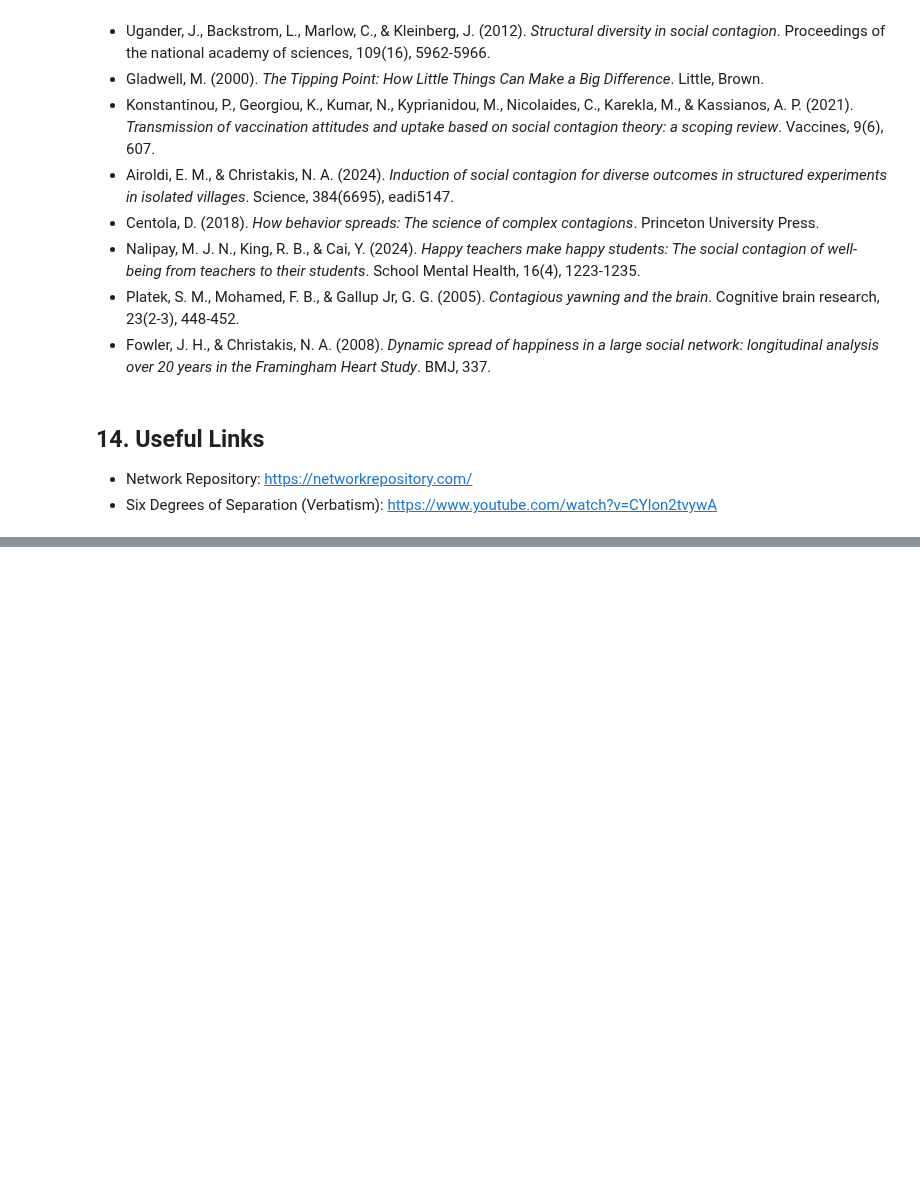
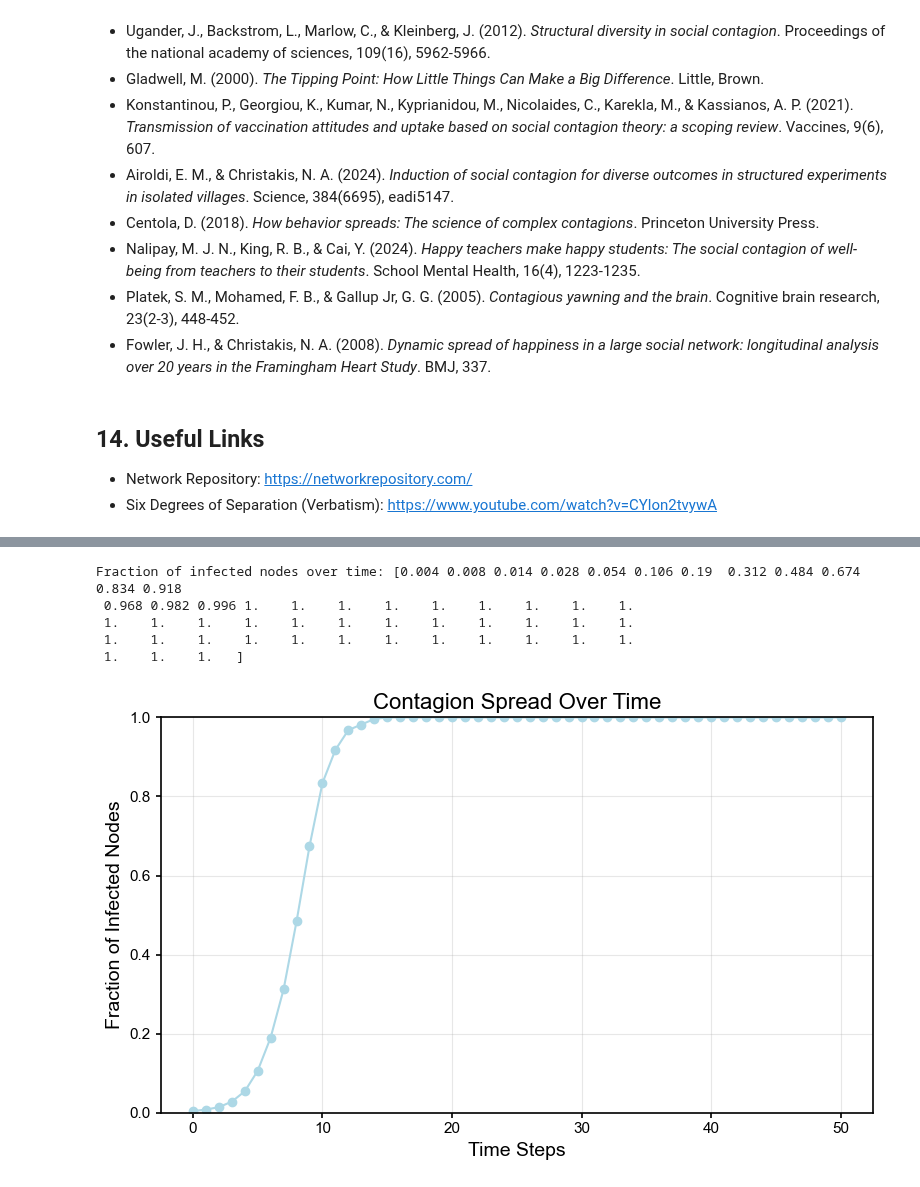
Before and after one commit to sepehrilami/phys7332_fa25, a Jupyter notebook: project.ipynb, the cells around one changed output, grey strips where cells are left out. Drawn from its saved outputs; the diff is of its cells as text; code cells hidden in the pictures; blank space fills up the shorter version.

```diff
--- a/project.ipynb
+++ b/project.ipynb
@@ -710,0 +774,58 @@ Understanding multiplexity helps design interventions and predict outcomes in sy
+# %%
+def simulate_contagion_spread(G, initial_infected, steps):
+    """
+    Simulate contagion spreading on graph G starting from initial_infected nodes
+    for a given number of steps.
+
+    Returns:
+        fractions: np.array of length (steps+1),
+                   fraction of infected nodes at each time step.
+    """
+    n_nodes = G.number_of_nodes()
+    infected = set(initial_infected)
+    newly_infected = set(initial_infected)
+
+    # Record initial state (t = 0)
+    fractions = [len(infected) / n_nodes]
+
+    for step in range(steps):
+        next_newly_infected = set()
+        for node in infected:  # <--- all infected, not just newly infected
+            neighbors = list(G.neighbors(node))
+            if neighbors:
+                chosen_neighbor = np.random.choice(neighbors)
+                if chosen_neighbor not in infected:
+                    next_newly_infected.add(chosen_neighbor)
+        infected.update(next_newly_infected)
+
+        fractions.append(len(infected) / n_nodes)
+
+        if len(infected) == n_nodes:
+            # Pad with final value up to steps+1 length
+            fractions.extend([1.0] * (steps - step))
+            break
+
+    return np.array(fractions[:steps+1])
+
+G = nx.erdos_renyi_graph(500, 0.05)
+initial_infected = [0, 1]
+steps = 50
+fractions = simulate_contagion_spread(G, initial_infected, steps)
+print("Fraction of infected nodes over time:", fractions)
+
+plt.figure(figsize=(8, 5))
+plt.plot(range(steps + 1), fractions, marker='o', color='lightblue')
+plt.title('Contagion Spread Over Time', fontsize=16)
+plt.xlabel('Time Steps', fontsize=14)
+plt.ylabel('Fraction of Infected Nodes', fontsize=14)
+plt.ylim(0, 1)
+plt.grid(True, alpha=0.3)
+plt.tight_layout()
+plt.show()
+# %% [output]
+Fraction of infected nodes over time: [0.004 0.008 0.014 0.028 0.054 0.106 0.19  0.312 0.484 0.674 0.834 0.918
+ 0.968 0.982 0.996 1.    1.    1.    1.    1.    1.    1.    1.    1.
+ 1.    1.    1.    1.    1.    1.    1.    1.    1.    1.    1.    1.
+ 1.    1.    1.    1.    1.    1.    1.    1.    1.    1.    1.    1.
+ 1.    1.    1.   ]
+[figure, added]
```
Also changed, not shown: parts of 22 cells of this notebook, 3 other files.
